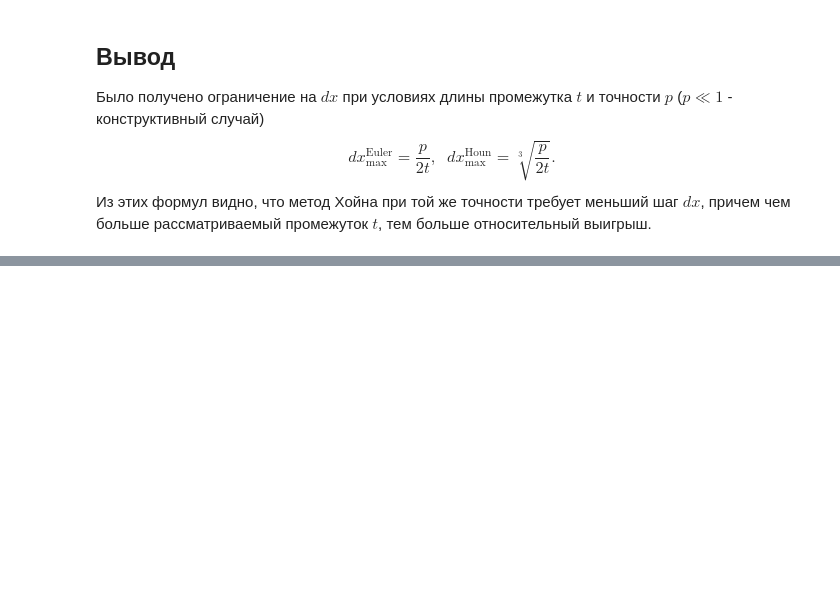
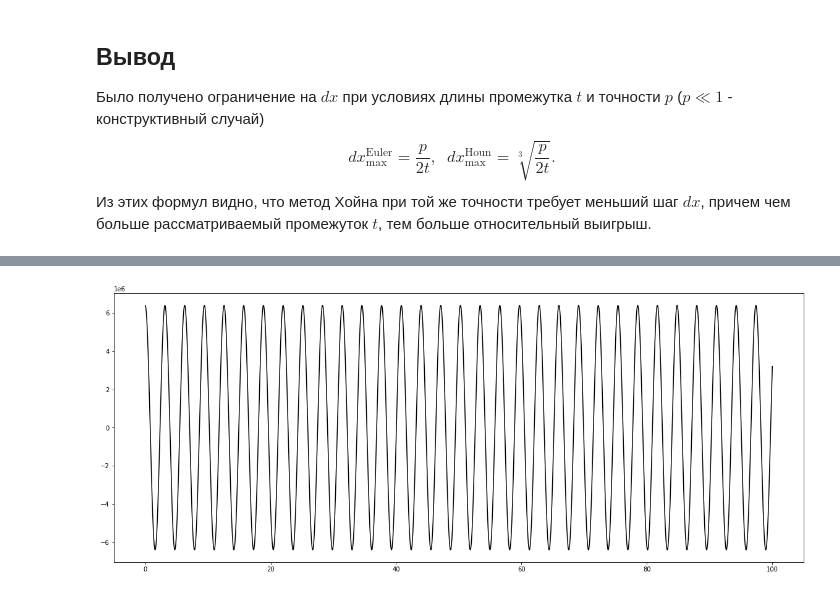
Before and after one commit to GintGld/modeling_MIPT, a Jupyter notebook: wk3/gr.ipynb, the cells around one changed output, grey strips where cells are left out. Cells and saved outputs as stored; diff of their text form; code cells hidden in the pictures; blank space fills up the shorter version.

```diff
--- a/wk3/gr.ipynb
+++ b/wk3/gr.ipynb
@@ -348,0 +461,12 @@ $$\boxed{dx_{\text{max}}^{\text{Euler}} = \dfrac{p}{2t}, \;\;dx_{\text{max}}^{\t
+# %%
+drk = pd.read_csv(r'data3\fluct_rk45_100_0.01.txt')
+#drk = drk[:50]
+# %%
+fig, ax = plt.subplots()
+fig.set_size_inches(20,8)
+t = np.linspace(0, drk.L[0], len(drk))
+ax.plot(t, drk.x, c='black')
+#ax.plot(t, 6400000*np.cos(2*t))
+plt.show()
+# %% [output]
+[figure, added]
```
Also changed, not shown: parts of 6 cells of this notebook.
